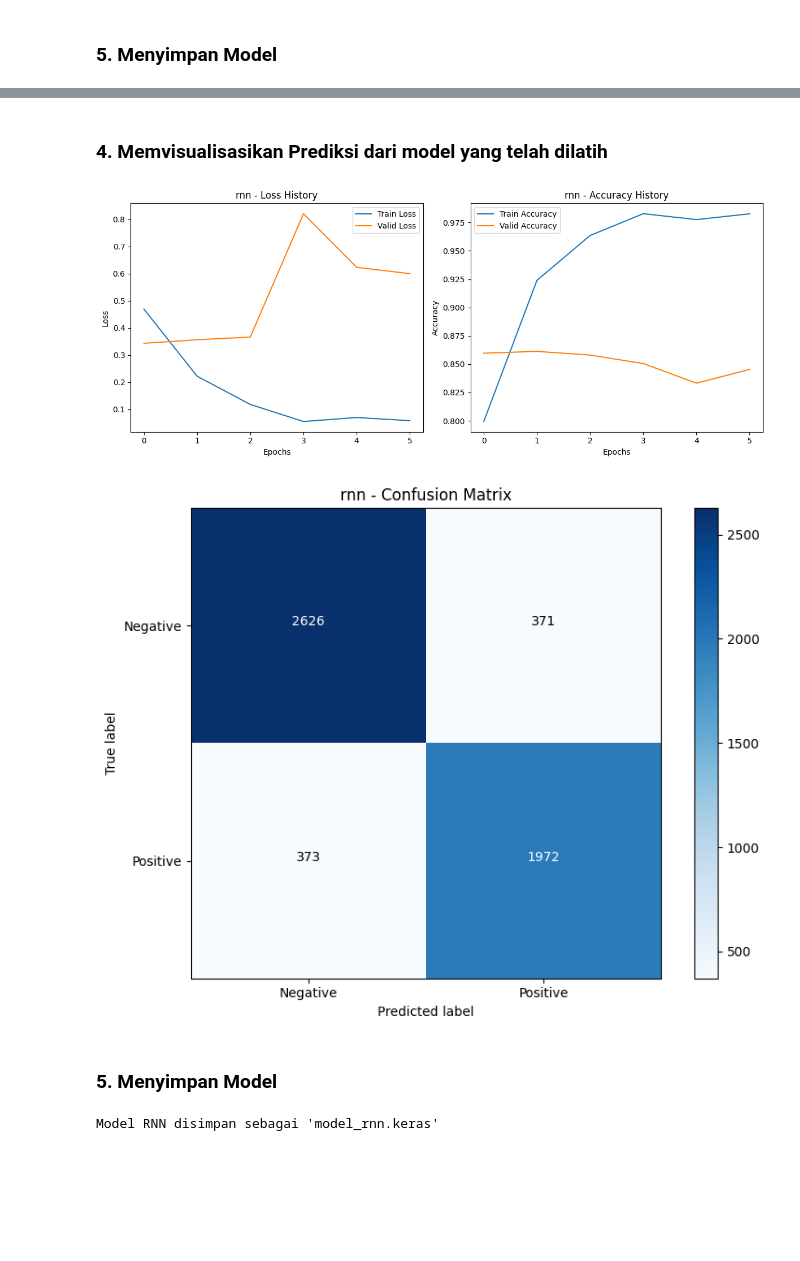
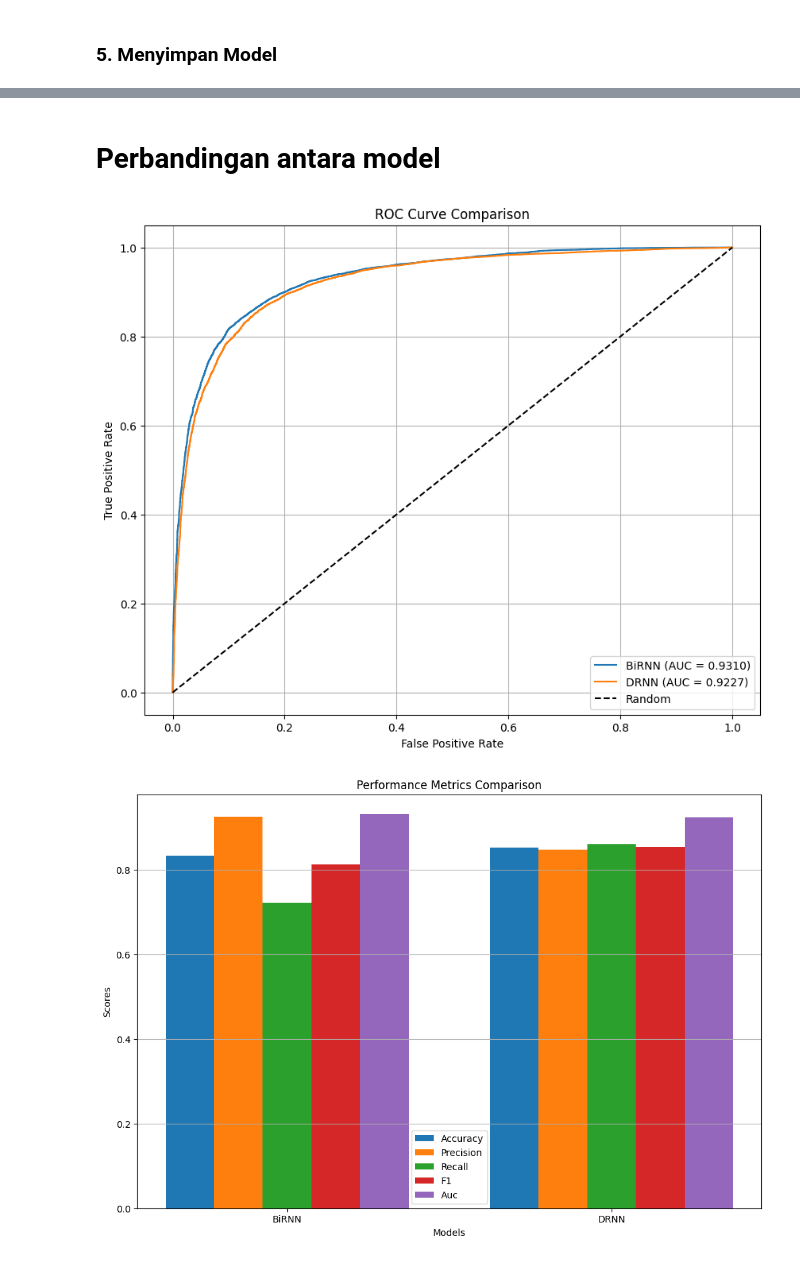
Before and after one commit to Kaasyiful/tugas-deep-learning, a Jupyter notebook: week7/IMDb/Deep_Learning_Week_7_IMDb.ipynb, the cells around one changed output, grey strips where cells are left out. Cells and saved outputs as stored; diff of their text form; code cells hidden in the pictures; blank space fills up the shorter version.

```diff
--- a/week7/IMDb/Deep_Learning_Week_7_IMDb.ipynb
+++ b/week7/IMDb/Deep_Learning_Week_7_IMDb.ipynb
@@ -821,19 +666,16 @@ AUC: 0.9298
-# %% [markdown]
-### 4. Memvisualisasikan Prediksi dari model yang telah dilatih
-# %%
-# Plotting hasil pelatihan
-plot_training_history(history_drnn_tf.history, "birnn")
-
-# Plotting confusion matrix
-plot_confusion_matrix(y_test, result_drnn_tf['y_pred'], "birnn")
-# %% [output]
-[figure, removed]
-[figure, removed]
-# %% [markdown]
-### 5. Menyimpan Model
-# %%
-# Menyimpan model
-model_birnn_tf.save('model_tensorflow_drnn.keras')
-print("Model RNN disimpan sebagai 'model_tensorflow_drnn.keras'")
-# %% [output]
-Model RNN disimpan sebagai 'model_rnn.keras'
+# %% [markdown]
+# Perbandingan antara model
+# %%
+# Menghitung perbandingan untuk semua model
+results_dict = {
+    'BiRNN': result_birnn,
+    'DRNN': result_drnn,
+}
+
+# Plotting ROC curve
+plot_roc_curve(results_dict)
+# Plotting perbandingan metrik
+plot_metrics_comparison(results_dict)
+# %% [output]
+[figure, added]
+[figure, added]
```
Also changed, not shown: parts of 57 cells of this notebook, 28 other files.
